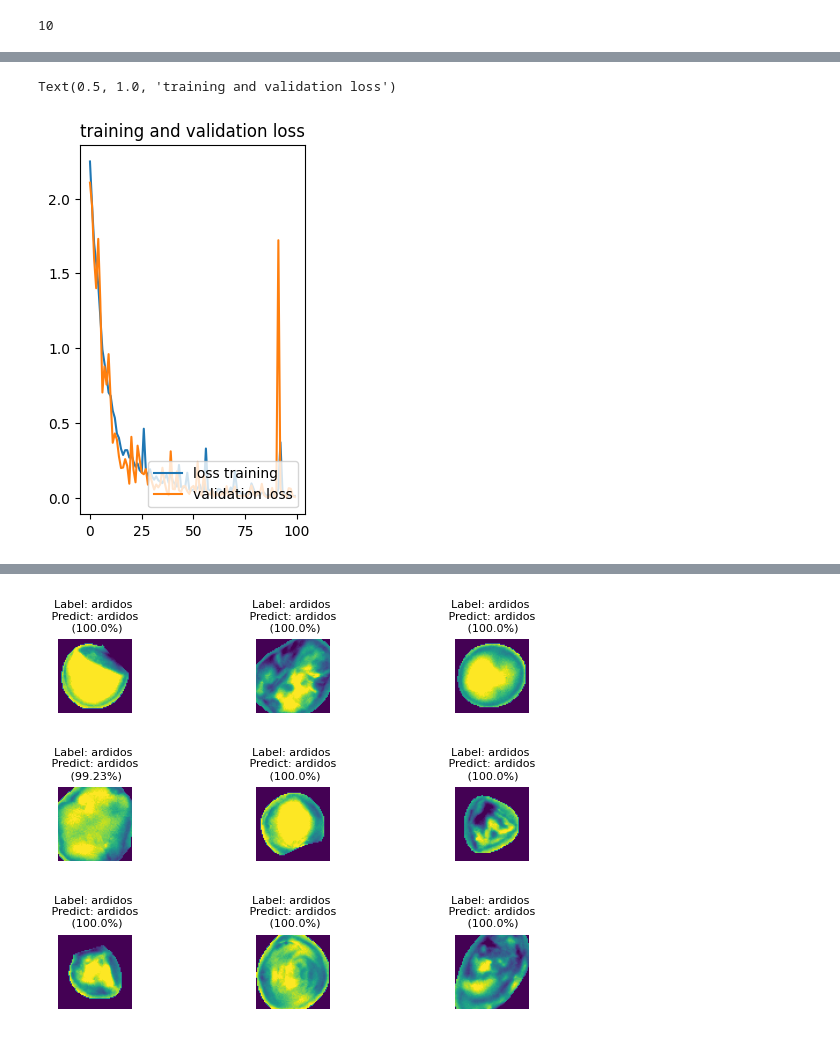
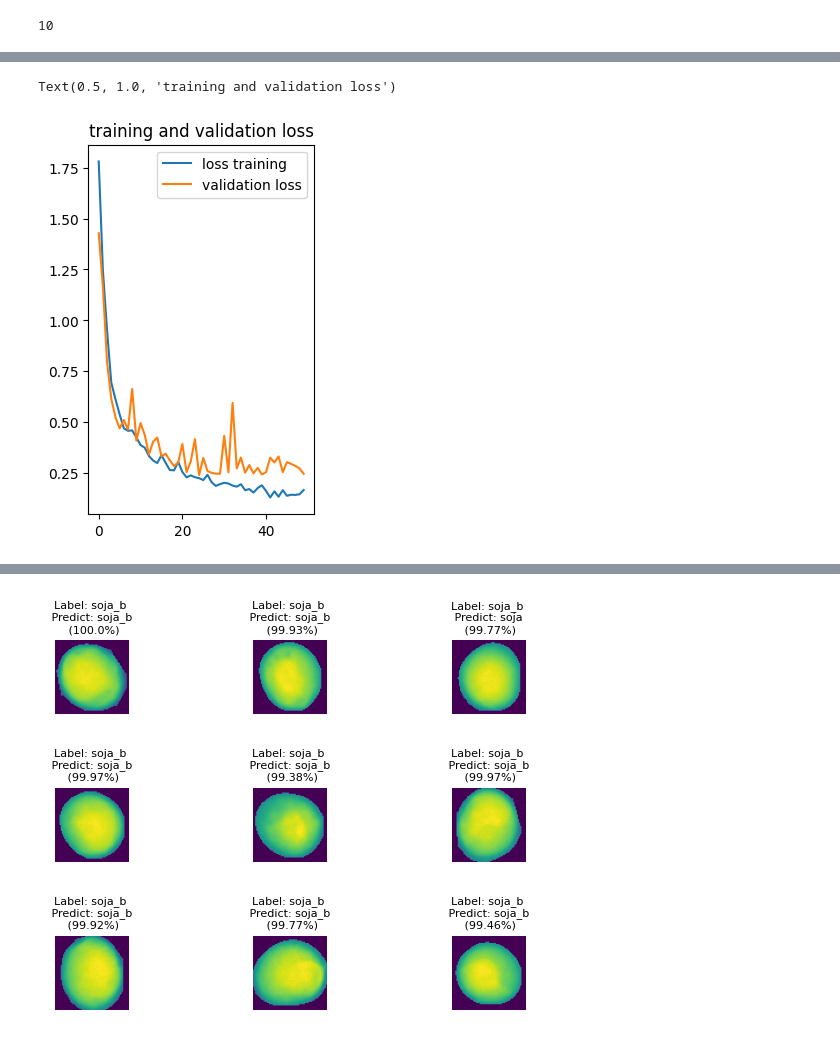
Before and after one commit to duardoliveiras/soya-analysis, a Jupyter notebook: Training/Training.ipynb, the cells around one changed output, grey strips where cells are left out. Saved outputs shown, nothing was run; the diff lists cells and outputs as text; code cells hidden in the pictures.

Commit message:
feat: ajustando codigo e adicionando graficos

```diff
--- a/Training/Training.ipynb
+++ b/Training/Training.ipynb
@@ -117,21 +264,0 @@ print(id_to_label)
-# %%
-# Função para criar o dataset
-def create_dataset(base_dir, folder_to_label):
-    all_datasets = []
-
-    # Para cada pasta, carrega as imagens e os labels
-    # Adiciona o dataset na lista de datasets
-    for folder_name, label in folder_to_label.items():
-        class_dir = os.path.join(base_dir, folder_name)
-        dataset = process_path(class_dir, label)
-        all_datasets.append(dataset)
-
-    # Mescla todos os datasets em um único dataset
-    dataset = all_datasets[0]
-    for ds in all_datasets[1:]:
-        dataset = dataset.concatenate(ds)
-
-    return dataset
-
-# Chama a função para criar o dataset
-dataset = create_dataset('_recortado', folder_to_label=folder_to_label)
@@ -170,3 +292,12 @@ len(dataset)
+# %%
+train_dataset, pca = preprocess_dataset(train_dataset, fit_pca=True)
+val_dataset, _ = preprocess_dataset(val_dataset, pca=pca)
+test_dataset, _ = preprocess_dataset(test_dataset, pca=pca)
+
+# Cache, Shuffle e Prefetch
+train_dataset = train_dataset.cache().shuffle(1000).prefetch(buffer_size=tf.data.AUTOTUNE)
+val_dataset = val_dataset.cache().shuffle(1000).prefetch(buffer_size=tf.data.AUTOTUNE)
+test_dataset = test_dataset.cache().prefetch(buffer_size=tf.data.AUTOTUNE)
 # %%
 # funcao que mostra todos batch de imagens do dataset
 def preview_dataset(dataset):
@@ -261,5 +373,4 @@ for data, label in train_ds.take(10):
 # %%
-os.environ['TF_CPP_MIN_LOG_LEVEL'] = '2'
 LAYER_SIZE = 10
 input_shape = (BATCH_SIZE, IMAGE_SIZE, IMAGE_SIZE, LAYER_SIZE)
 
@@ -289,10 +400,10 @@ model.compile(optimizer='adam',
 
 # Treina o modelo
 history = model.fit(
-    train_ds,
-    epochs=EPOCHS,
+    train_dataset,
+    epochs=50,
     batch_size=BATCH_SIZE,
     verbose=1,
-    validation_data=val_ds
+    validation_data=val_dataset
 )
 # %% [output]
@@ -452,18 +448,16 @@ Text(0.5, 1.0, 'training and validation accuracy')
 loss = history.history['loss']
 val_loss = history.history['val_loss']
 plt.subplot(1,2,1)
-plt.plot(range(EPOCHS), loss, label='loss training')
-plt.plot(range(EPOCHS), val_loss, label='validation loss')
-plt.legend(loc='lower right')
+plt.plot(range(50), loss, label='loss training')
+plt.plot(range(50), val_loss, label='validation loss')
+plt.legend(loc='upper right')
 plt.title('training and validation loss')
 # %% [output]
 Text(0.5, 1.0, 'training and validation loss')
-[figure, old version]
+[figure, new version]
 # %%
-import tensorflow as tf
-
-
-for images_batch, labels_batch in test_ds.take(1):
+test_dataset = test_dataset.shuffle(buffer_size=10)
+for images_batch, labels_batch in test_dataset.take(1):
     for i in range(9):
         plt.subplots_adjust(hspace=1, wspace=1)
         image = images_batch[i]
@@ -492,3 +486,3 @@ for images_batch, labels_batch in test_ds.take(1):
-[figure, old version]
+[figure, new version]
 # %%
 model.save(f"models/model_new{n_classes}_64.keras")
```
Also changed, not shown: parts of 28 cells of this notebook.
